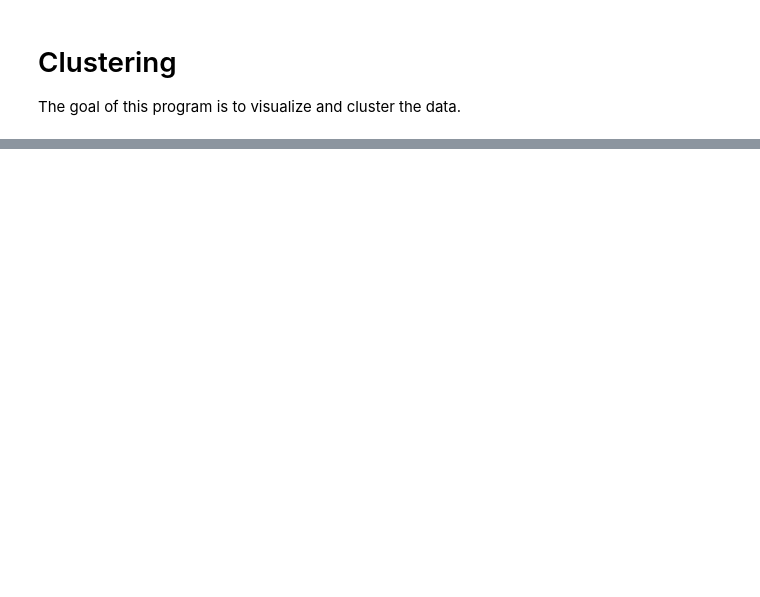
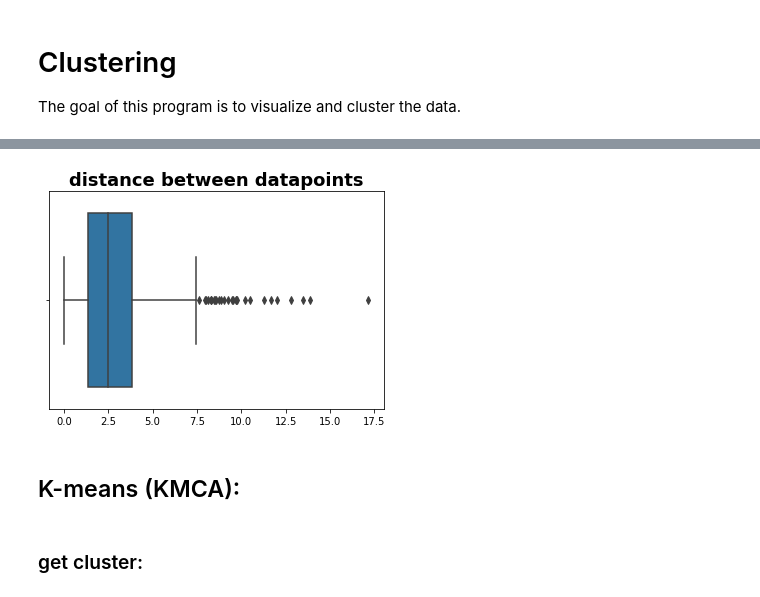
Before and after one commit to merlijnvb/8QA05, a Jupyter notebook: clustering.ipynb, the cells around one changed output, grey strips where cells are left out. Drawn from its saved outputs; the diff is of its cells as text; code cells hidden in the pictures; blank space fills up the shorter version.

```diff
--- a/clustering.ipynb
+++ b/clustering.ipynb
@@ -24,0 +79,10 @@ warnings.filterwarnings("ignore", category=FutureWarning)
+# %%
+diff = df_data.diff()
+diff = np.power(diff, 2)
+distance = np.sqrt(diff.sum(axis=1))
+sns.boxplot(distance)
+plt.title('distance between datapoints', weight='bold', size=18);
+# %% [output]
+[figure, added]
+# %% [markdown]
+## K-means (KMCA):
@@ -24,0 +134,2 @@ warnings.filterwarnings("ignore", category=FutureWarning)
+# %% [markdown]
+### get cluster:
```
Also changed, not shown: parts of 26 cells of this notebook.
